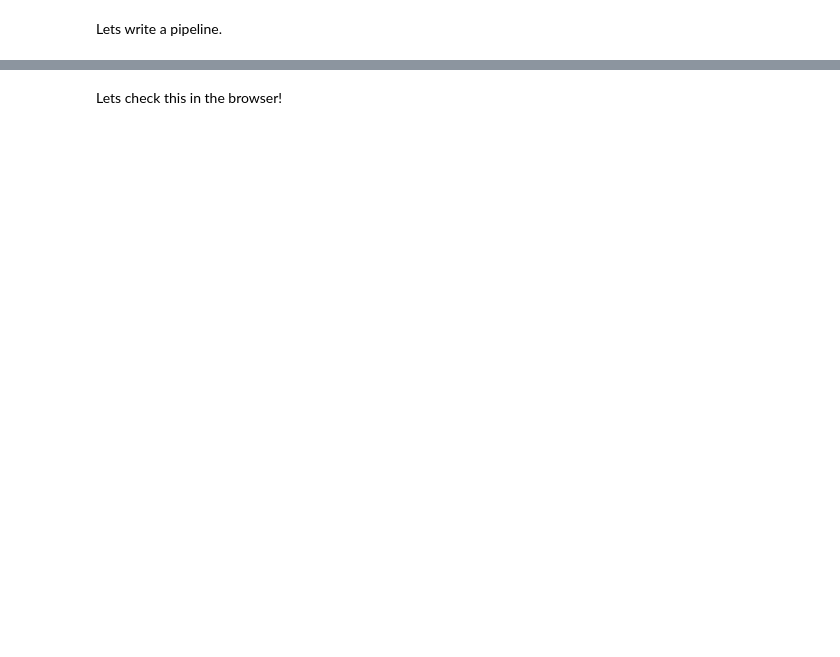
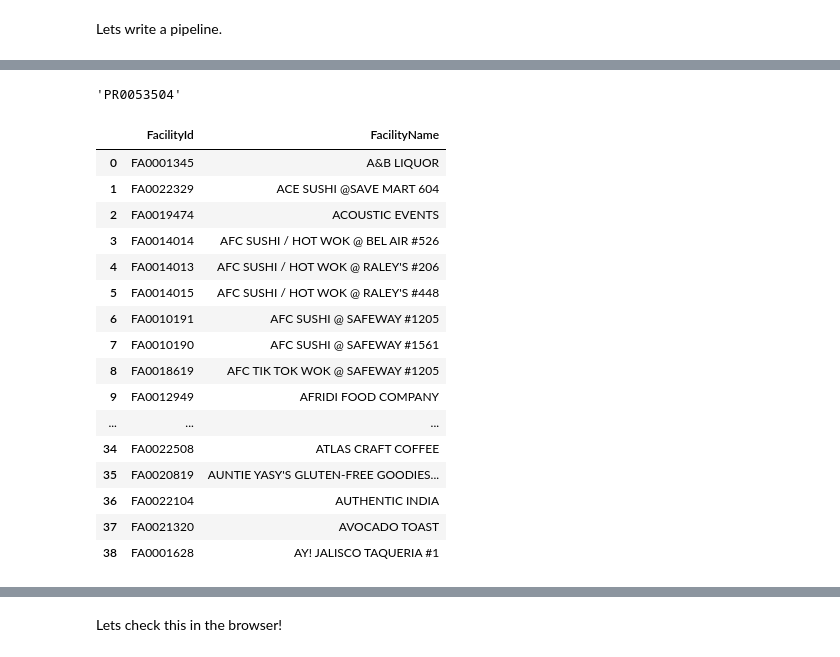
Before and after one commit to kramlinger/STA141B_WQ24, a Jupyter notebook: lectures/08-api.ipynb, the cells around one changed output, grey strips where cells are left out. Drawn from its saved outputs; the diff is of its cells as text; code cells hidden in the pictures; blank space fills up the shorter version.

```diff
--- a/lectures/08-api.ipynb
+++ b/lectures/08-api.ipynb
@@ -163,10 +280,13 @@ def fetch_ProgramId(FacilityID):
     ProgramId = result.json()[0]['ProgramId']
     return(ProgramId)
 # %%
-fetch_ProgramId('FA0003293')
+fetch_ProgramId('FA0016070')
+# %% [output]
+'PR0053504'
 # %%
 def fetch_FacilityID(letter):
-    result = requests.post('https://yoloeco.envisionconnect.com/api/pressAgentClient/searchFacilities?',
+    result = requests.post(
+        'https://yoloeco.envisionconnect.com/api/pressAgentClient/searchFacilities',
                            params  = {
     "PressAgentOid": "c08cb189-894c-4c8c-b595-a5ef010226b4"},
                            data = {
@@ -175,7 +295,25 @@ def fetch_FacilityID(letter):
     facility_table = pd.DataFrame(result.json())[['FacilityId', 'FacilityName']]
     return(facility_table)
 # %%
-fetch_FacilityID('in')
+fetch_FacilityID('a')
+# %% [output]
+|  | FacilityId | FacilityName |
+| 0 | FA0001345 | A&B LIQUOR |
+| 1 | FA0022329 | ACE SUSHI @SAVE MART 604 |
+| 2 | FA0019474 | ACOUSTIC EVENTS |
+| 3 | FA0014014 | AFC SUSHI / HOT WOK @ BEL AIR #526 |
+| 4 | FA0014013 | AFC SUSHI / HOT WOK @ RALEY'S #206 |
+| 5 | FA0014015 | AFC SUSHI / HOT WOK @ RALEY'S #448 |
+| 6 | FA0010191 | AFC SUSHI @ SAFEWAY #1205 |
+| 7 | FA0010190 | AFC SUSHI @ SAFEWAY #1561 |
+| 8 | FA0018619 | AFC TIK TOK WOK @ SAFEWAY #1205 |
+| 9 | FA0012949 | AFRIDI FOOD COMPANY |
+| ... | ... | ... |
+| 34 | FA0022508 | ATLAS CRAFT COFFEE |
+| 35 | FA0020819 | AUNTIE YASY'S GLUTEN-FREE GOODIES... |
+| 36 | FA0022104 | AUTHENTIC INDIA |
+| 37 | FA0021320 | AVOCADO TOAST |
+| 38 | FA0001628 | AY! JALISCO TAQUERIA #1 |
 # %%
 import time
 # %%
```
Also changed, not shown: parts of 40 cells of this notebook.
